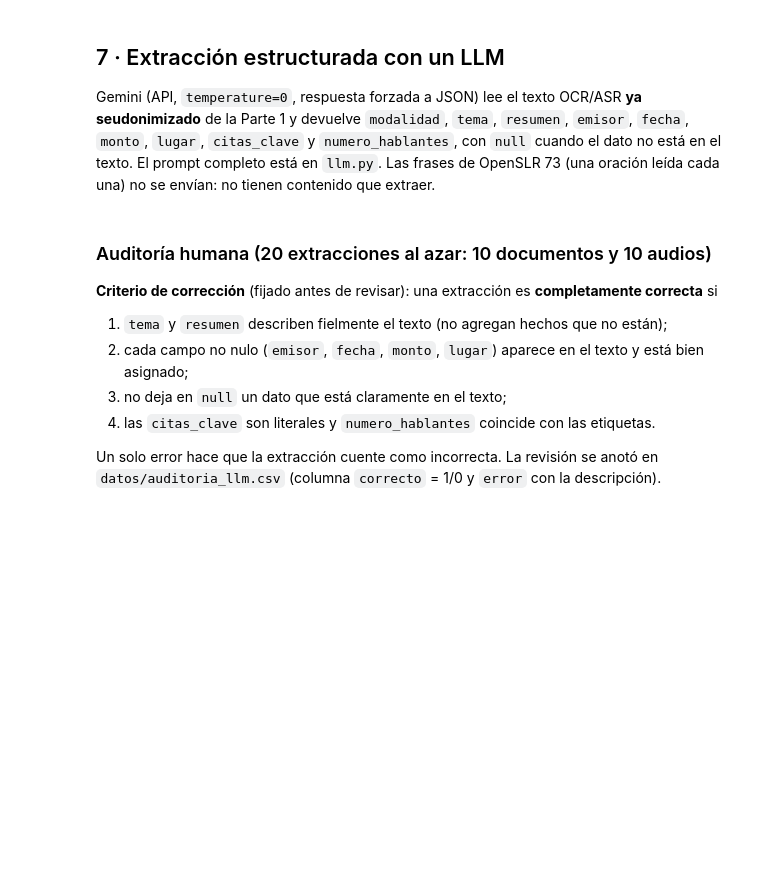
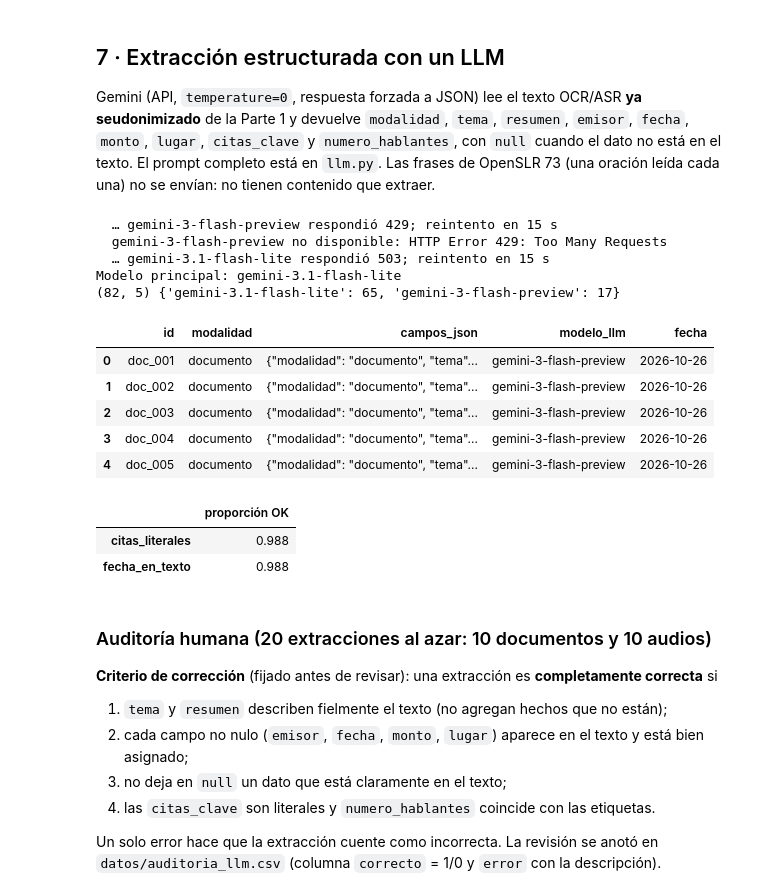
Before and after one commit to valeriavicentev/Python-intermedio, a Jupyter notebook: tarea_2/02_evaluacion.ipynb, the cells around one changed output. Saved outputs shown, nothing was run; the diff lists cells and outputs as text; code cells hidden in the pictures; blank space fills up the shorter version.

```diff
--- a/tarea_2/02_evaluacion.ipynb
+++ b/tarea_2/02_evaluacion.ipynb
@@ -311,23 +426,37 @@ Gemini (API, `temperature=0`, respuesta forzada a JSON) lee el texto OCR/ASR **y
 `modalidad`, `tema`, `resumen`, `emisor`, `fecha`, `monto`, `lugar`, `citas_clave` y `numero_hablantes`, con `null` cuando el
 dato no está en el texto. El prompt completo está en `llm.py`. Las frases de OpenSLR 73 (una oración leída cada una) no se envían: no tienen contenido que extraer.
 # %%
+import importlib; importlib.reload(llm)
 MODELO_LLM = llm.elegir_modelo()
-print("Modelo:", MODELO_LLM)
+print("Modelo principal:", MODELO_LLM)
 
 entradas = pd.concat([
     docs.assign(modalidad="documento", texto=docs["texto_ocr"])[["id", "modalidad", "texto"]],
     clips[clips["fuente_id"] != "openslr73"].assign(modalidad="audio", texto=clips["texto_asr"])[["id", "modalidad", "texto"]],
 ], ignore_index=True)
 
 filas = []
 for e in entradas.itertuples():
     campos = llm.extraer(e.id, e.modalidad, e.texto, MODELO_LLM)
+    usado = campos.pop("_modelo", MODELO_LLM)          # si el modelo principal estaba saturado se usó otro
     filas.append({"id": e.id, "modalidad": e.modalidad, "campos_json": json.dumps(campos, ensure_ascii=False),
-                  "modelo_llm": MODELO_LLM, "fecha": date.today().isoformat()})
+                  "modelo_llm": usado, "fecha": date.today().isoformat()})
 extraccion = pd.DataFrame(filas)
 extraccion.to_csv(DATOS / "extraccion_llm.csv", index=False)
-print(extraccion.shape)
+print(extraccion.shape, extraccion["modelo_llm"].value_counts().to_dict())
 extraccion.head()
+# %% [output]
+  … gemini-3-flash-preview respondió 429; reintento en 15 s
+  gemini-3-flash-preview no disponible: HTTP Error 429: Too Many Requests
+  … gemini-3.1-flash-lite respondió 503; reintento en 15 s
+Modelo principal: gemini-3.1-flash-lite
+(82, 5) {'gemini-3.1-flash-lite': 65, 'gemini-3-flash-preview': 17}
+|  | id | modalidad | campos_json | modelo_llm | fecha |
+| 0 | doc_001 | documento | {"modalidad": "documento", "tema"... | gemini-3-flash-preview | 2026-10-26 |
+| 1 | doc_002 | documento | {"modalidad": "documento", "tema"... | gemini-3-flash-preview | 2026-10-26 |
+| 2 | doc_003 | documento | {"modalidad": "documento", "tema"... | gemini-3-flash-preview | 2026-10-26 |
+| 3 | doc_004 | documento | {"modalidad": "documento", "tema"... | gemini-3-flash-preview | 2026-10-26 |
+| 4 | doc_005 | documento | {"modalidad": "documento", "tema"... | gemini-3-flash-preview | 2026-10-26 |
 # %%
 # Chequeo automático de "no inventar" (complementa, no reemplaza, la auditoría humana):
 # ¿las citas aparecen literalmente en el texto? ¿la fecha y el monto aparecen en el texto?
@@ -340,6 +469,10 @@ def soporte(fila):
     return pd.Series({"citas_literales": ok_citas, "fecha_en_texto": ok_fecha})
 chequeo = extraccion.join(extraccion.apply(soporte, axis=1))
 chequeo[["citas_literales", "fecha_en_texto"]].mean().round(3).rename("proporción OK").to_frame()
+# %% [output]
+|  | proporción OK |
+| citas_literales | 0.988 |
+| fecha_en_texto | 0.988 |
 # %% [markdown]
 ### Auditoría humana (20 extracciones al azar: 10 documentos y 10 audios)
 
```
Also changed, not shown: parts of 13 cells of this notebook, 5 other files.
